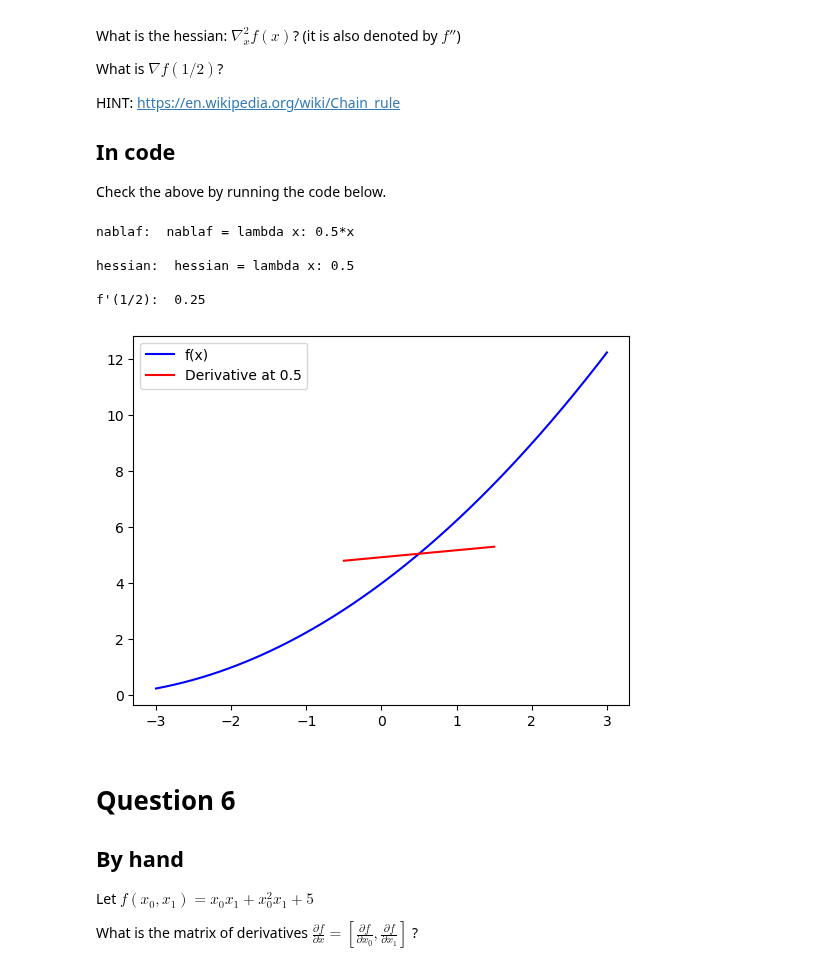
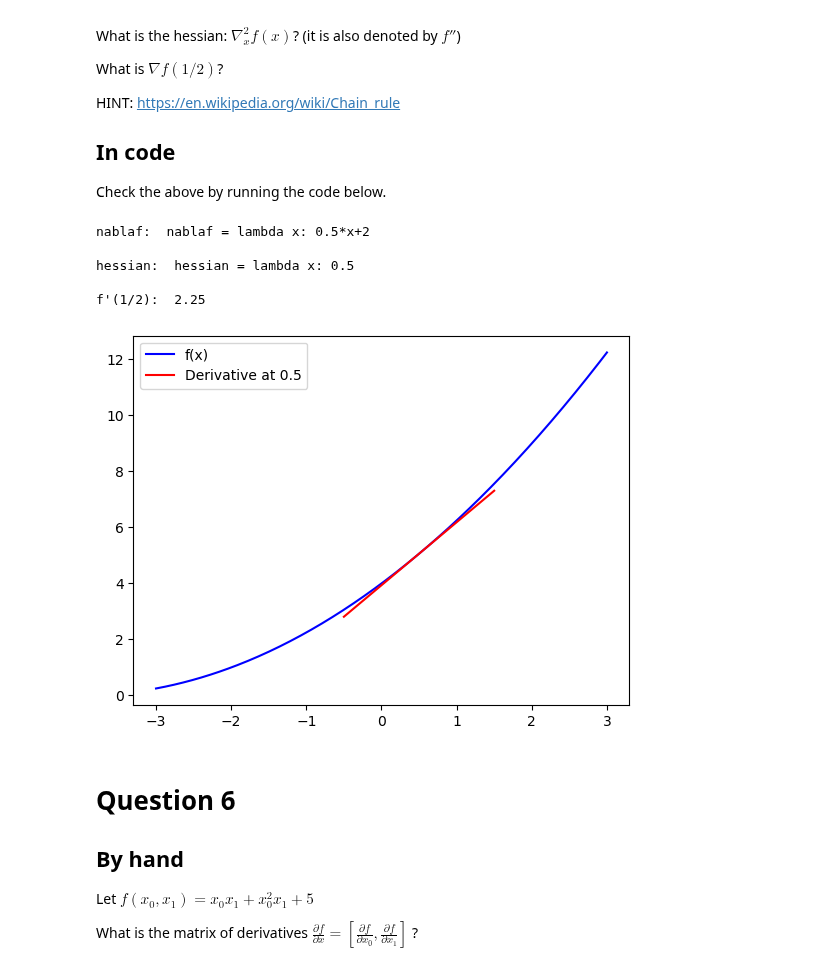
Before and after one commit to Moth-0/Uni, a Jupyter notebook: 5. Semester/Machine/TØ/week1/theory_mathquiz.ipynb, the cells around one changed output. Saved outputs shown, nothing was run; the diff lists cells and outputs as text; code cells hidden in the pictures.

```diff
--- a/5. Semester/Machine/TØ/week1/theory_mathquiz.ipynb
+++ b/5. Semester/Machine/TØ/week1/theory_mathquiz.ipynb
@@ -237,32 +237,32 @@ Check the above by running the code below.
 # %%
 # Write the gradient in the lambda function below (instead of None).
 f = lambda x: (0.5*x+2)**2
-nablaf = lambda x: 0.5*x
+nablaf = lambda x: 0.5*x+2
 hessian = lambda x: 0.5
 
 ### YOUR CODE HERE
 ### END CODE
 
 import inspect
 print('nablaf: ', inspect.getsource(nablaf))
 print('hessian: ', inspect.getsource(hessian))
 z = 1.0/2.0
 nabla_f_z = nablaf(z)
 print("f'(1/2): ", nabla_f_z)
 xs = np.linspace(-3, 3, 300)
 plt.plot(xs, [f(y) for y in xs], 'b-', label='f(x)')
 tangent_x = [z-1, z+1]
 tangent_y = [f(z) - nabla_f_z, f(z) + nabla_f_z]
 plt.plot(tangent_x, tangent_y, 'r-', label='Derivative at {0}'.format(z))
 plt.legend()
 plt.show()
 # %% [output]
-nablaf:  nablaf = lambda x: 0.5*x
+nablaf:  nablaf = lambda x: 0.5*x+2
 
 hessian:  hessian = lambda x: 0.5
 
-f'(1/2):  0.25
+f'(1/2):  2.25
-[figure, old version]
+[figure, new version]
 # %% [markdown]
 # Question 6
 ## By hand
```
Also changed, not shown: parts of 4 cells of this notebook, 1 other file.
